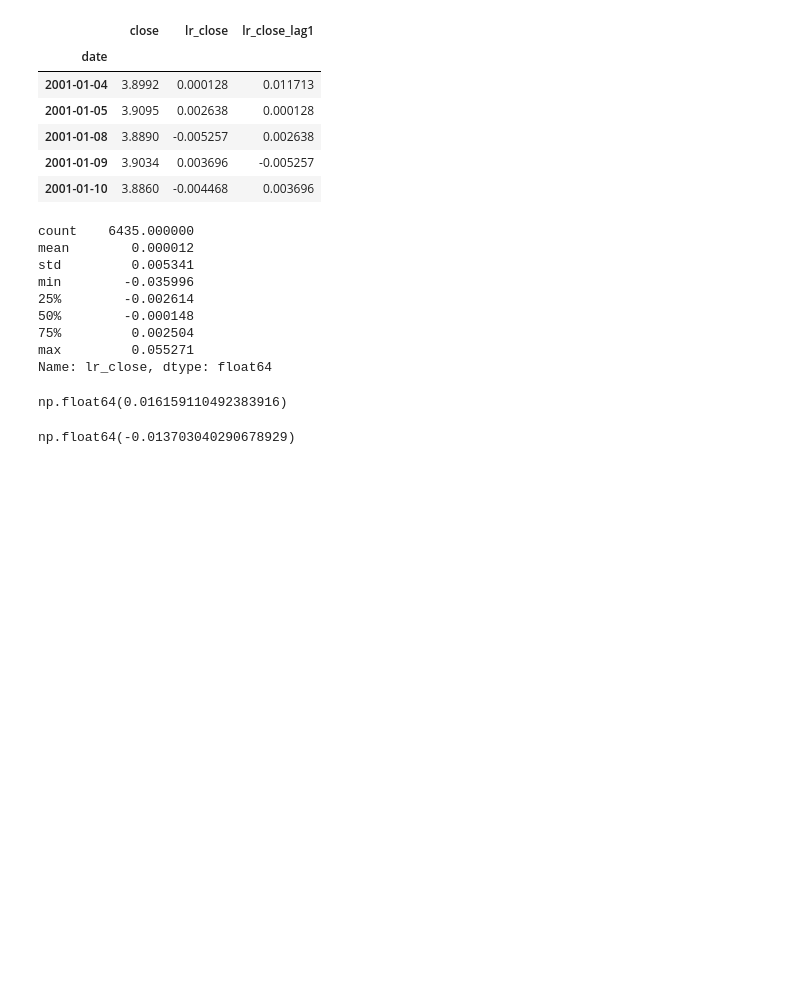
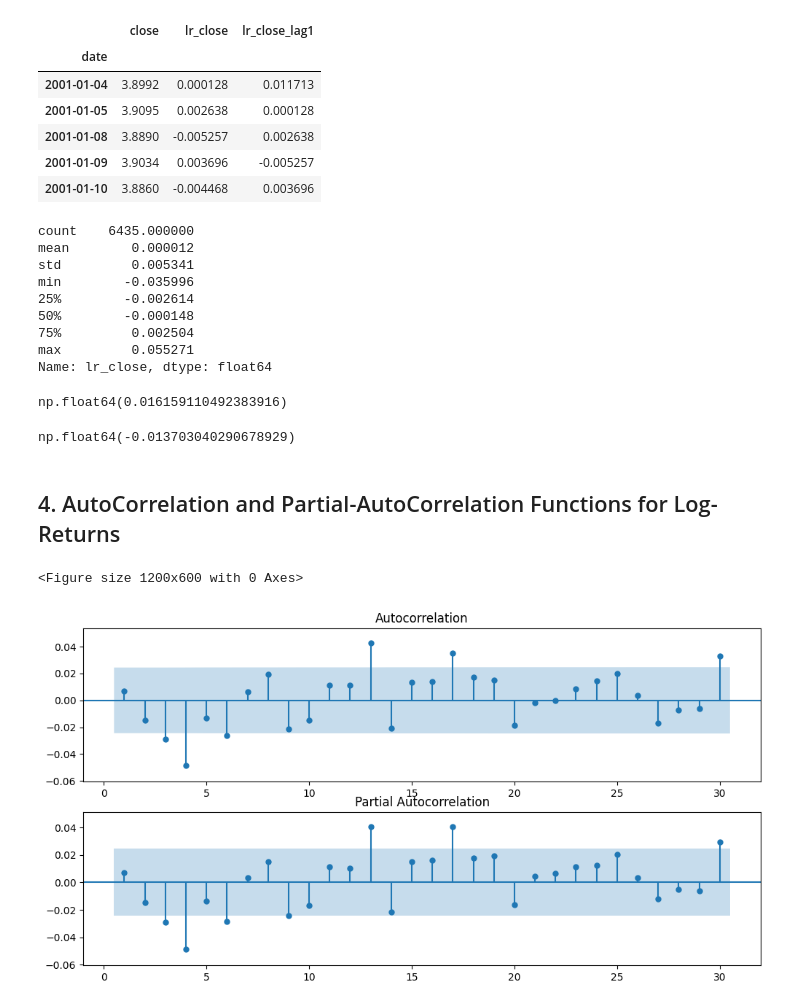
Before and after one commit to wegar-2/jupyter-notebooks, a Jupyter notebook: notebooks/01_eurpln_overview.ipynb, the cells around one changed output. Drawn from its saved outputs; the diff is of its cells as text; code cells hidden in the pictures; blank space fills up the shorter version.

```diff
--- a/notebooks/01_eurpln_overview.ipynb
+++ b/notebooks/01_eurpln_overview.ipynb
@@ -136,3 +138,18 @@ np.float64(0.016159110492383916)
 data["lr_close"].quantile(0.01)
 # %% [output]
 np.float64(-0.013703040290678929)
+# %% [markdown]
+## 4. AutoCorrelation and Partial-AutoCorrelation Functions for Log-Returns
+# %%
+fig_autocorr = plt.figure(figsize=(12, 6))
+# %% [output]
+<Figure size 1200x600 with 0 Axes>
+# %%
+acf_axes = fig_autocorr.add_subplot(211)
+pacf_axes = fig_autocorr.add_subplot(212)
+fig_autocorr = sm.graphics.tsa.plot_acf(data["lr_close"].values.squeeze(), lags=30, ax = acf_axes, zero=False, auto_ylims=True)
+fig_autocorr = sm.graphics.tsa.plot_pacf(data["lr_close"].values.squeeze(), lags=30, ax = pacf_axes, zero=False, auto_ylims=True)
+# %%
+fig_autocorr
+# %% [output]
+[figure, added]
```
Also changed, not shown: parts of 1 cell of this notebook, 2 other files.
